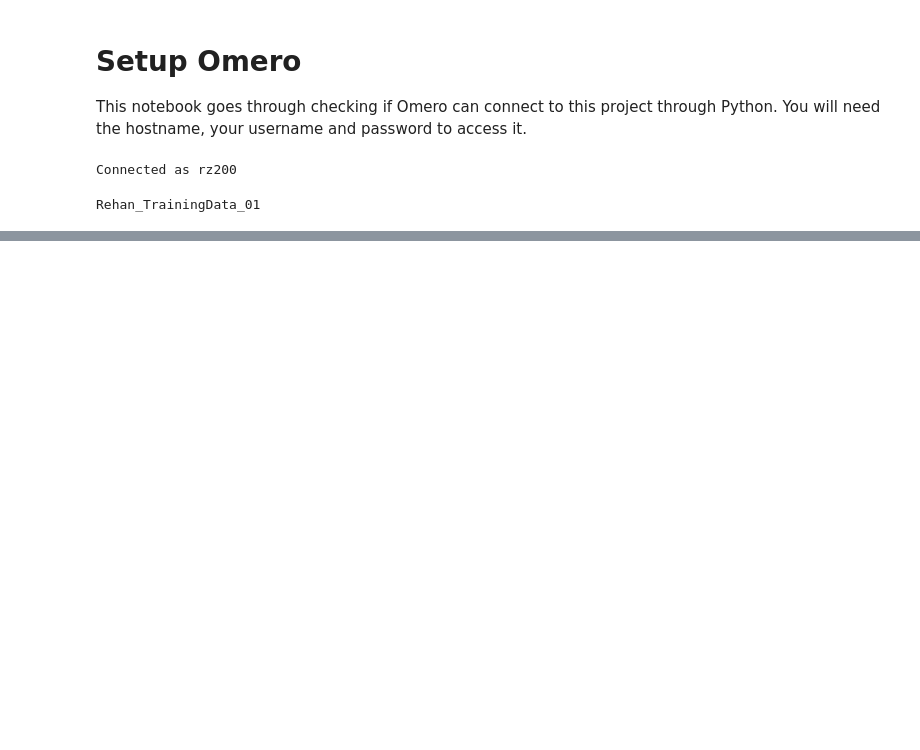
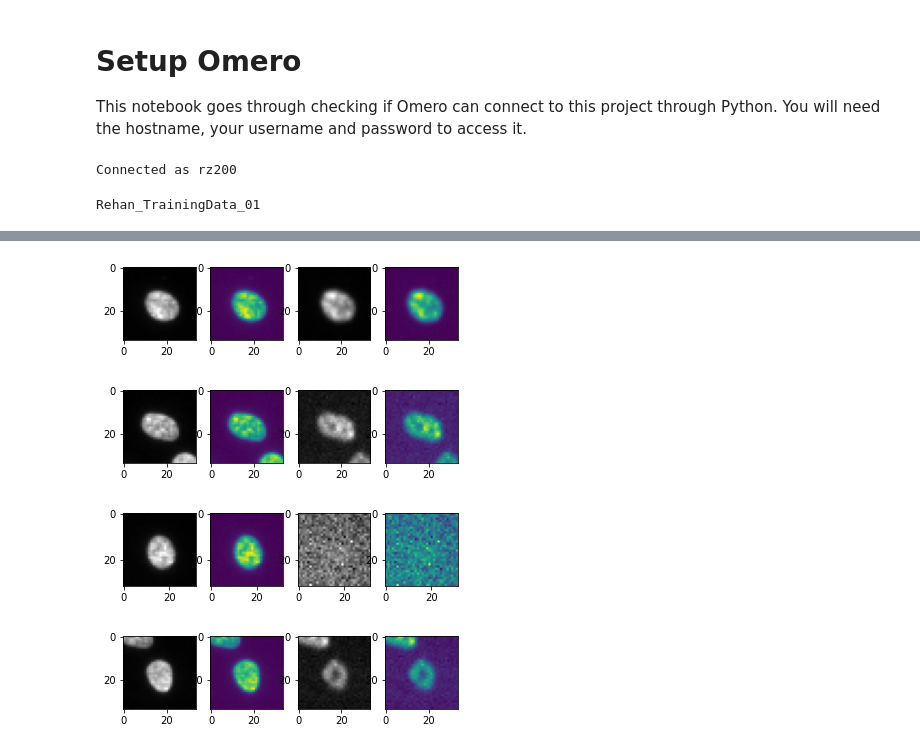
Before and after one commit to rzuberi/cell-SCT, a Jupyter notebook: omero_setup.ipynb, the cells around one changed output, grey strips where cells are left out. Drawn from its saved outputs; the diff is of its cells as text; code cells hidden in the pictures; blank space fills up the shorter version.

```diff
--- a/omero_setup.ipynb
+++ b/omero_setup.ipynb
@@ -400,0 +202,17 @@ image_sizes = np.arra
+# %%
+#Displaying the first 4 crops
+for i in range(4):
+    plt.subplot(1,4,1)
+    plt.imshow(dapi_crops[i],cmap='gray')
+    plt.subplot(1,4,2)
+    plt.imshow(dapi_crops[i])
+    plt.subplot(1,4,3)
+    plt.imshow(cy5_crops[i],cmap='gray')
+    plt.subplot(1,4,4)
+    plt.imshow(cy5_crops[i])
+    plt.show()
+# %% [output]
+[figure, added]
+[figure, added]
+[figure, added]
+[figure, added]
```
Also changed, not shown: parts of 45 cells of this notebook, 9 other files.
